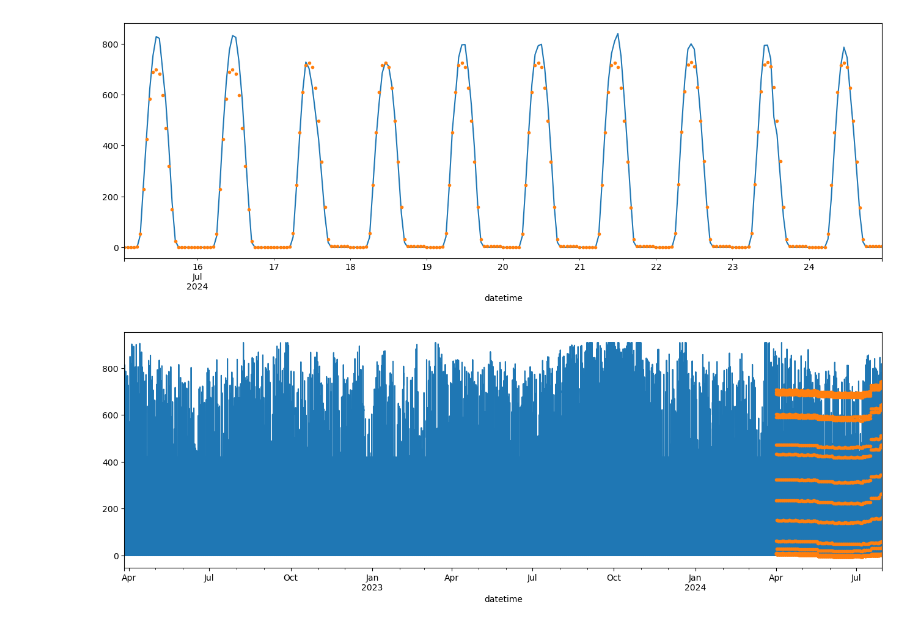
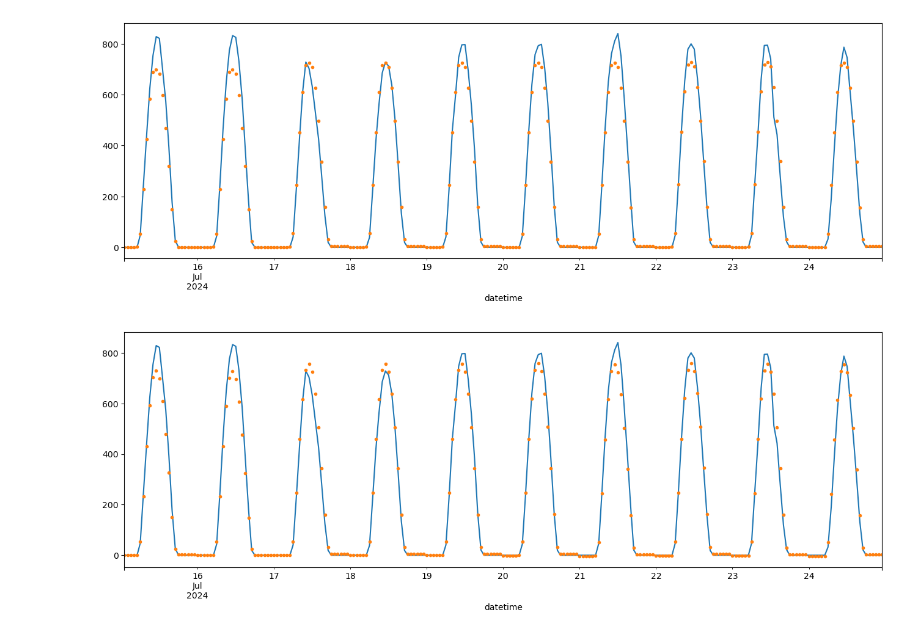
Before and after one commit to Ruhe54/Forecasting_Irradiance, a Jupyter notebook: XGboost.ipynb, the cells around one changed output. Drawn from its saved outputs; the diff is of its cells as text; code cells hidden in the pictures.

```diff
--- a/XGboost.ipynb
+++ b/XGboost.ipynb
@@ -187,7 +195,3 @@ print('R-squared:', r2)
 # %% [output]
 Mean Squared Error: 2856.935816917734
 R-squared: 0.9609680710520689
-# %%
-test['prediction2'] = y_pred
-last_df1 = data_df.merge(test['prediction2'], how='left', left_index=True, right_index=True)
-last_df1
@@ -223,0 +200,24 @@ last_df1.tail()
+# %%
+search_space = {
+    'n_estimators': Integer(100, 500),
+    'learning_rate': Real(0.01, 0.3, prior='log-uniform'),
+    'max_depth': Integer(3, 10),
+    'min_samples_split': Integer(2, 20),
+    'min_samples_leaf': Integer(1, 20),
+    'subsample': Real(0.5, 1.0),
+    'max_features': Real(0.5, 1.0)
+}
+
+gbr_opt = BayesSearchCV(
+    estimator=XGBRegressor(random_state=42),
+    search_spaces=search_space,
+    n_iter=30,
+    cv=5,
+    scoring='neg_mean_squared_error',
+    random_state=42,
+    n_jobs=-1
+)
+
+# Training
+gbr_opt.fit(x_train, y_train)
+print(gbr_opt.best_estimator_)
@@ -223,0 +240,3 @@ last_df1.tail()
+# %%
+y_pred_bayes = gbr_opt.predict(x_test)
+y_pred_bayes
@@ -223,0 +255,6 @@ last_df1.tail()
+# %%
+test['prediction1'] = y_pred
+test['prediction_beyes'] = y_pred_bayes
+last_df = new_df.merge(test['prediction1'], how='left', left_index=True, right_index=True)
+last_df = last_df.merge(test['prediction_beyes'], how='left', left_index=True, right_index=True)
+last_df.head()
@@ -228,8 +285,8 @@ plt.show()
 # %% [output]
 [figure]
 # %%
-ax = last_df1['ALLSKY_SFC_SW_DWN'].plot(figsize=(16,5))
-last_df1['prediction2'].plot(ax=ax, style='.')
+ax = last_df.loc[(last_df.index > '07-15-2024') & (last_df.index < '07-25-2024')]['ALLSKY_SFC_SW_DWN'].plot(figsize=(16,5))
+last_df.loc[(last_df.index > '07-15-2024') & (last_df.index < '07-25-2024')]['prediction_beyes'].plot(ax=ax, style='.')
 plt.show()
 # %% [output]
-[figure, old version]
+[figure, new version]
```
Also changed, not shown: parts of 30 cells of this notebook, 1 other file.
